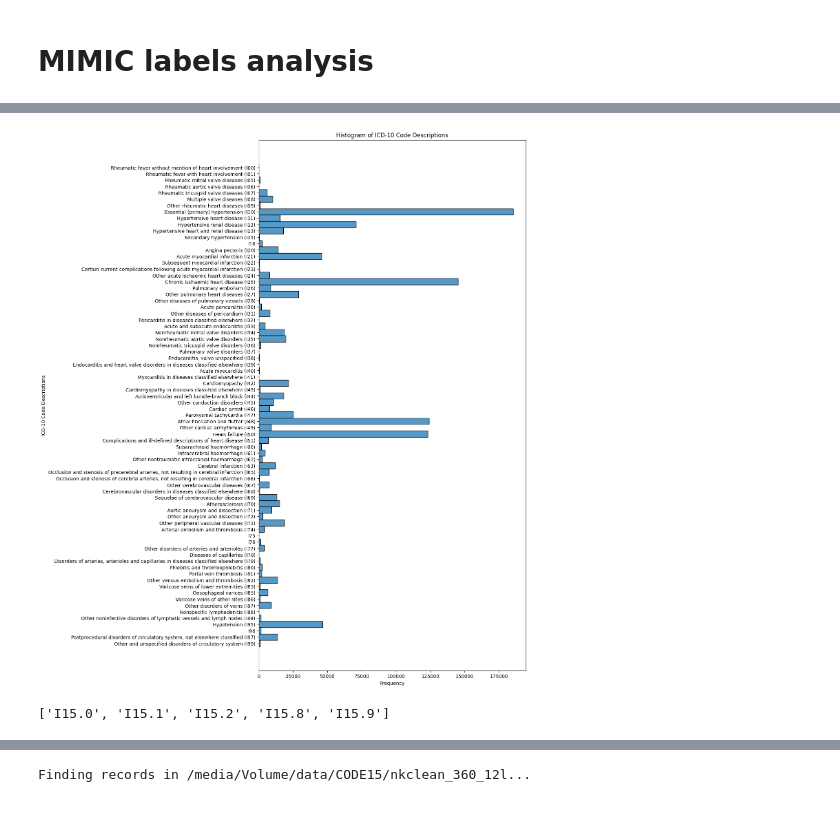
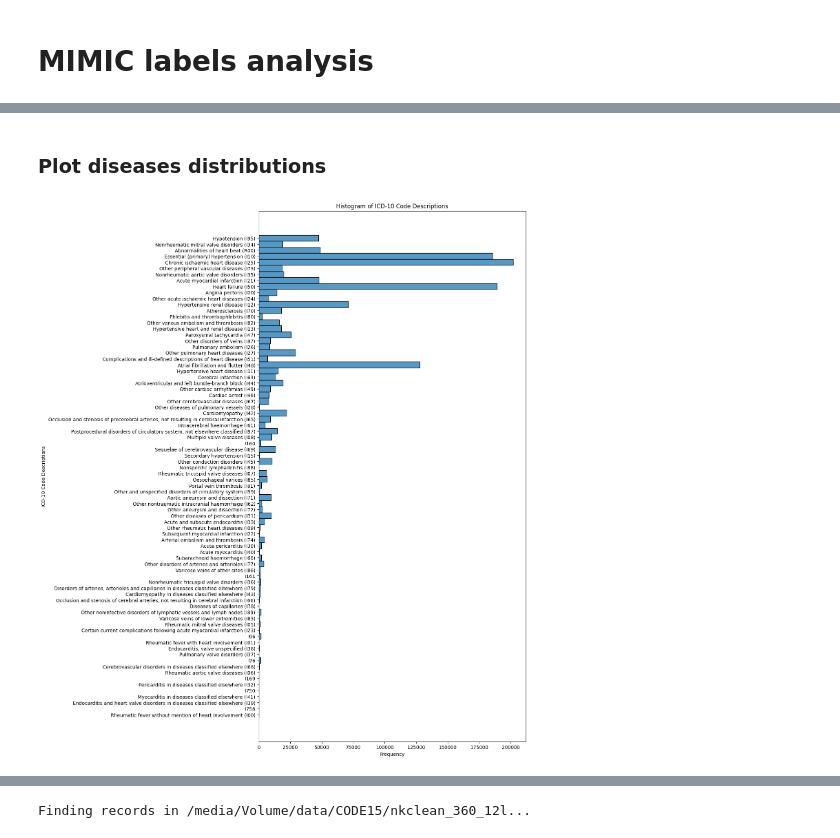
Before and after one commit to luna97/MIT-BIH_ecg_arrhytmia, a Jupyter notebook: preprocess_dataset.ipynb, the cells around one changed output, grey strips where cells are left out. Drawn from its saved outputs; the diff is of its cells as text; code cells hidden in the pictures.

```diff
--- a/preprocess_dataset.ipynb
+++ b/preprocess_dataset.ipynb
@@ -154,7 +154,7 @@ import json
 def parse_diag(row):
     lists = [json.loads(l.replace("'", '"')) for l in row[['ed_diag_ed', 'ed_diag_hosp', 'hosp_diag_hosp', 'all_diag_hosp', 'all_diag_all']].values if l != '[]' and l != None]
     # put lists in a single list
-    tortn = [item[:3] for sublist in lists for item in sublist if item.startswith('I')]
+    tortn = [item[:4] for sublist in lists for item in sublist if item.startswith('I') or item.startswith('R00')]
     # return unique values
     return json.dumps(list(set(tortn)))
 
@@ -164,5 +164,8 @@ parse_diag(exams.iloc[0])
 # %%
 # make a set of all the unique icd10 codes in the columns ed_diag_ed, ed_diag_hosp, hosp_diag_hosp, all_diag_hosp, all_diag_all for each row
 exams['icd10_codes_set'] = exams.apply(lambda row: parse_diag(row), axis=1)
+
+# drop some columns
+exams.drop(columns=['ecg_time', 'ed_stay_id', 'ed_hadm_id', 'hosp_hadm_id', 'ed_diag_ed', 'ed_diag_hosp', 'ed_diag_hosp', 'all_diag_hosp', 'all_diag_all', 'dod', ], inplace=True)
 exams.head()
 # %% [output]
@@ -175,0 +297,13 @@ exams.head()
+# %%
+# add all the other labels
+exams['Other'] = exams.apply(lambda row: 'Other' in get_arr(row), axis=1)
+exams['Hypertension'] = exams.apply(lambda row: 'Hypertension' in get_arr(row), axis=1)
+exams['Ischaemic disease'] = exams.apply(lambda row: 'Ischaemic disease' in get_arr(row), axis=1)
+exams['Pulmonary Heart'] = exams.apply(lambda row: 'Pulmonary Heart' in get_arr(row), axis=1)
+exams['Cerebrovascular diseases'] = exams.apply(lambda row: 'Cerebrovascular diseases' in get_arr(row), axis=1)
+exams['Arteries diseases'] = exams.apply(lambda row: 'Arteries diseases' in get_arr(row), axis=1)
+exams['Veins diseases'] = exams.apply(lambda row: 'Veins diseases' in get_arr(row), axis=1)
+exams['Hypotension'] = exams.apply(lambda row: 'Hypotension' in get_arr(row), axis=1)
+exams['Heart Failure'] = exams.apply(lambda row: 'Heart Failure' in get_arr(row), axis=1)
+exams['Cardiomiopathy'] = exams.apply(lambda row: 'Cardiomiopathy' in get_arr(row), axis=1)
+exams['Rheumatic disease'] = exams.apply(lambda row: 'Rheumatic disease' in get_arr(row), axis=1)
@@ -176,57 +321,23 @@ exams.head()
 # %%
 exams.to_csv('/media/Volume/data/MIMIC_IV/records_w_diag_icd10_labelled.csv')
+# %% [markdown]
+### Plot diseases distributions
 # %%
-# make some statisthics on the icd10 codes
-icd10_codes = exams['icd10_codes_set'].explode()
-icd10_codes = icd10_codes[icd10_codes != '[]']
-
-import simple_icd_10
-
-complete_list = []
-for code in icd10_codes:
-    ann_list = json.loads(code)
-    complete_list += ann_list
-
-# order the list alphabetically
-complete_list = sorted(complete_list)
-
-# convert the codes to the full description
-complete_list_descriptions = []
-for code in complete_list:
-    try:
-        #if not simple_icd_10.is_category(code): print(code)
-        complete_list_descriptions.append(simple_icd_10.get_description(code) + ' (' + code + ')')
-    except:
-        complete_list_descriptions.append(code)
-
 # plot histogram of the icd10 codes
-
 import matplotlib.pyplot as plt
 import seaborn as sns
 plt.figure(figsize=(10, 20))
-df_descriptions= pd.DataFrame(complete_list_descriptions, columns=['ICD-10 Code Descriptions'])
-sns.histplot(df_descriptions, y='ICD-10 Code Descriptions')
+descs = []
+for desc in exams['icd10_codes_descs']:
+    descs += json.loads(desc)
+
+df_descriptions = pd.DataFrame(descs, columns=['icd10_codes_descs'])
+
+sns.histplot(df_descriptions, y='icd10_codes_descs')
 plt.yticks(rotation=0)
 plt.ylabel('ICD-10 Code Descriptions')
 plt.xlabel('Frequency')
 plt.title('Histogram of ICD-10 Code Descriptions')
 plt.show()
 # %% [output]
-[figure, old version]
+[figure, new version]
-# %%
-acute_rheumatic = ['I00', 'I01']
-cronic_rheumatic = ['I05', 'I06', 'I07', 'I08', 'I09']
-hypertensive_codes = ['I10', 'I11', 'I12', 'I13', 'I15']
-ischaemic_codes = ['I20', 'I21', 'I22', 'I23', 'I24', 'I25']
-pulmonary_heart = ['I26', 'I27', 'I28']
-cerebro_vascular = ['I60', 'I61', 'I62', 'I63', 'I64', 'I65', 'I66', 'I67', 'I68', 'I69']
-arteries_diseases = ['I70', 'I71', 'I72', 'I73', 'I74', 'I77', 'I78','I79']
-veins_diseases = ['I80', 'I81', 'I82', 'I83', 'I85', 'I86', 'I87', 'I88', 'I89']
-hypotension = ['I95']
-heart_failure = ['I50']
-atrial_fibrillation = ['I48']
-tachicardia = ['I47']
-left_bundle_bb = ['I44']
-cardiomiopathy = ['I42', 'I43']
-# %% [output]
-['I15.0', 'I15.1', 'I15.2', 'I15.8', 'I15.9']
```
Also changed, not shown: parts of 6 cells of this notebook, 13 other files.
